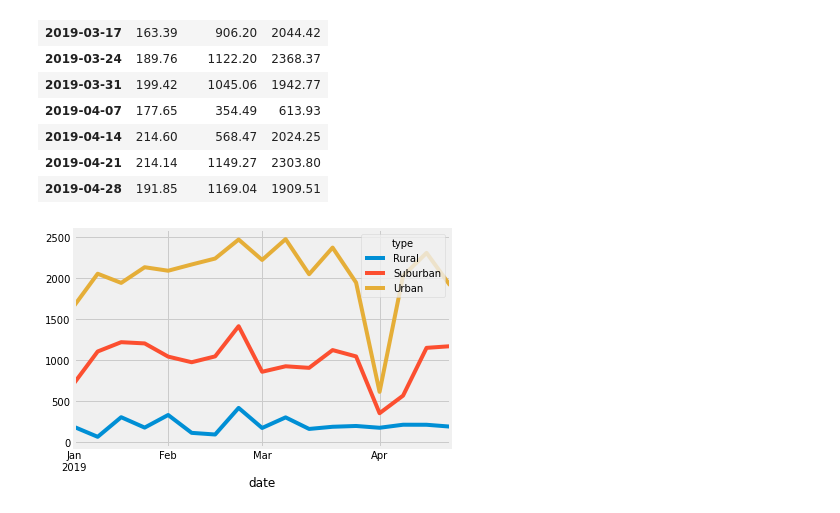
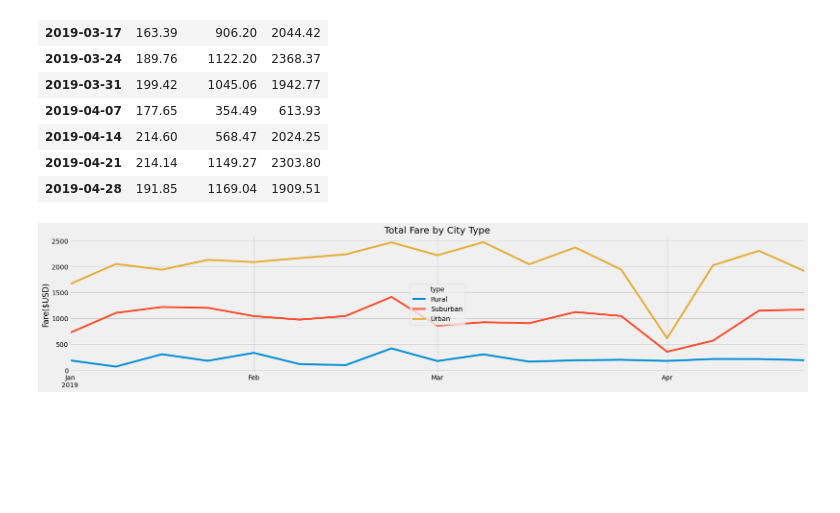
Before and after one commit to tonyferri/PyBer_Analysis, a Jupyter notebook: PyBer_Challenge.ipynb, the cells around one changed output. Drawn from its saved outputs; the diff is of its cells as text; code cells hidden in the pictures; blank space fills up the shorter version.

Commit message:
formatted graph

```diff
--- a/PyBer_Challenge.ipynb
+++ b/PyBer_Challenge.ipynb
@@ -252,11 +252,22 @@ fare_weekly_df
 | 2019-04-28 | 191.85 | 1169.04 | 1909.51 |
 # %%
 # 8. Using the object-oriented interface method, plot the resample DataFrame using the df.plot() function.
-fare_weekly_df.plot()
+fare_weekly_df.plot(figsize=(25, 5))
+
+# Create labels for the x and y axes.
+plt.xlabel(None)
+plt.ylabel("Fare($USD)")
+
+# Create a title.
+plt.title("Total Fare by City Type")
 
 # Import the style from Matplotlib.
 from matplotlib import style
 # Use the graph style fivethirtyeight.
 style.use('fivethirtyeight')
+
+# Save Figure
+# plt.savefig("analysis/PyBer_fare_summary.png")
+# plt.show()
 # %% [output]
-[figure, old version]
+[figure, new version]
```
Also changed, not shown: 8 other files.
